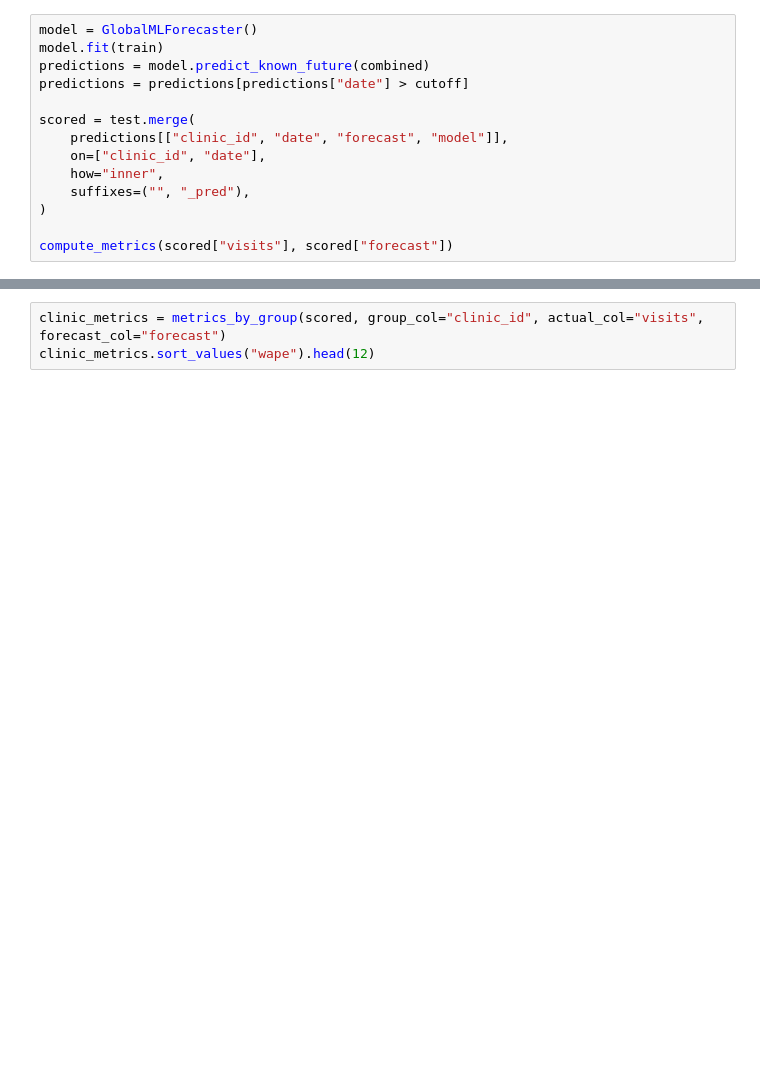
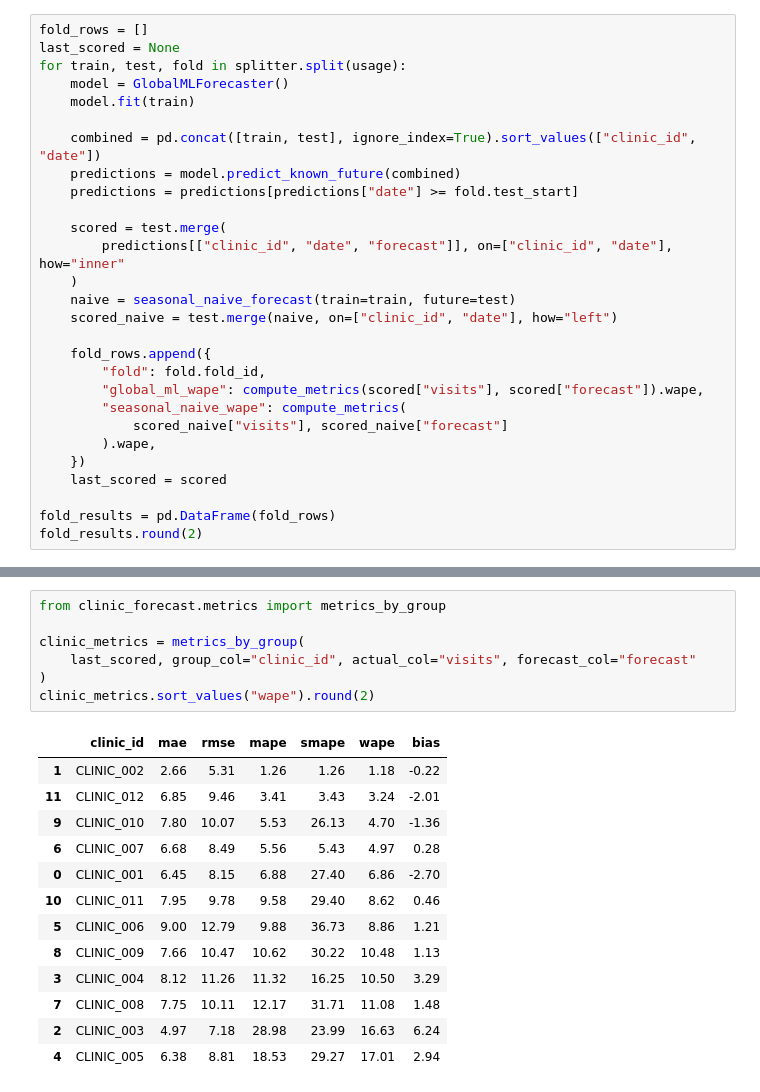
Before and after one commit to DiogoRibeiro7/clinic-forecasting-platform, a Jupyter notebook: notebooks/04_global_ml_forecaster_xgboost_style.ipynb, the cells around one changed output, grey strips where cells are left out. Saved outputs shown, nothing was run; the diff lists cells and outputs as text; blank space fills up the shorter version.

```diff
--- a/notebooks/04_global_ml_forecaster_xgboost_style.ipynb
+++ b/notebooks/04_global_ml_forecaster_xgboost_style.ipynb
@@ -49,14 +62,28 @@ supervised.head()
 # %%
-model = GlobalMLForecaster()
-model.fit(train)
-predictions = model.predict_known_future(combined)
-predictions = predictions[predictions["date"] > cutoff]
+fold_rows = []
+last_scored = None
+for train, test, fold in splitter.split(usage):
+    model = GlobalMLForecaster()
+    model.fit(train)
 
-scored = test.merge(
-    predictions[["clinic_id", "date", "forecast", "model"]],
-    on=["clinic_id", "date"],
-    how="inner",
-    suffixes=("", "_pred"),
-)
+    combined = pd.concat([train, test], ignore_index=True).sort_values(["clinic_id", "date"])
+    predictions = model.predict_known_future(combined)
+    predictions = predictions[predictions["date"] >= fold.test_start]
 
-compute_metrics(scored["visits"], scored["forecast"])
+    scored = test.merge(
+        predictions[["clinic_id", "date", "forecast"]], on=["clinic_id", "date"], how="inner"
+    )
+    naive = seasonal_naive_forecast(train=train, future=test)
+    scored_naive = test.merge(naive, on=["clinic_id", "date"], how="left")
+
+    fold_rows.append({
+        "fold": fold.fold_id,
+        "global_ml_wape": compute_metrics(scored["visits"], scored["forecast"]).wape,
+        "seasonal_naive_wape": compute_metrics(
+            scored_naive["visits"], scored_naive["forecast"]
+        ).wape,
+    })
+    last_scored = scored
+
+fold_results = pd.DataFrame(fold_rows)
+fold_results.round(2)
@@ -67,5 +100,23 @@ A healthcare network needs clinic-level diagnostics. A good network average can
 # %%
-clinic_metrics = metrics_by_group(scored, group_col="clinic_id", actual_col="visits", forecast_col="forecast")
-clinic_metrics.sort_values("wape").head(12)
+from clinic_forecast.metrics import metrics_by_group
+
+clinic_metrics = metrics_by_group(
+    last_scored, group_col="clinic_id", actual_col="visits", forecast_col="forecast"
+)
+clinic_metrics.sort_values("wape").round(2)
+# %% [output]
+|  | clinic_id | mae | rmse | mape | smape | wape | bias |
+| 1 | CLINIC_002 | 2.66 | 5.31 | 1.26 | 1.26 | 1.18 | -0.22 |
+| 11 | CLINIC_012 | 6.85 | 9.46 | 3.41 | 3.43 | 3.24 | -2.01 |
+| 9 | CLINIC_010 | 7.80 | 10.07 | 5.53 | 26.13 | 4.70 | -1.36 |
+| 6 | CLINIC_007 | 6.68 | 8.49 | 5.56 | 5.43 | 4.97 | 0.28 |
+| 0 | CLINIC_001 | 6.45 | 8.15 | 6.88 | 27.40 | 6.86 | -2.70 |
+| 10 | CLINIC_011 | 7.95 | 9.78 | 9.58 | 29.40 | 8.62 | 0.46 |
+| 5 | CLINIC_006 | 9.00 | 12.79 | 9.88 | 36.73 | 8.86 | 1.21 |
+| 8 | CLINIC_009 | 7.66 | 10.47 | 10.62 | 30.22 | 10.48 | 1.13 |
+| 3 | CLINIC_004 | 8.12 | 11.26 | 11.32 | 16.25 | 10.50 | 3.29 |
+| 7 | CLINIC_008 | 7.75 | 10.11 | 12.17 | 31.71 | 11.08 | 1.48 |
+| 2 | CLINIC_003 | 4.97 | 7.18 | 28.98 | 23.99 | 16.63 | 6.24 |
+| 4 | CLINIC_005 | 6.38 | 8.81 | 18.53 | 29.27 | 17.01 | 2.94 |
 # %%
 clinic_id = clinic_metrics.sort_values("wape").iloc[0]["clinic_id"]
```
Also changed, not shown: parts of 16 cells of this notebook, 3 other files.
